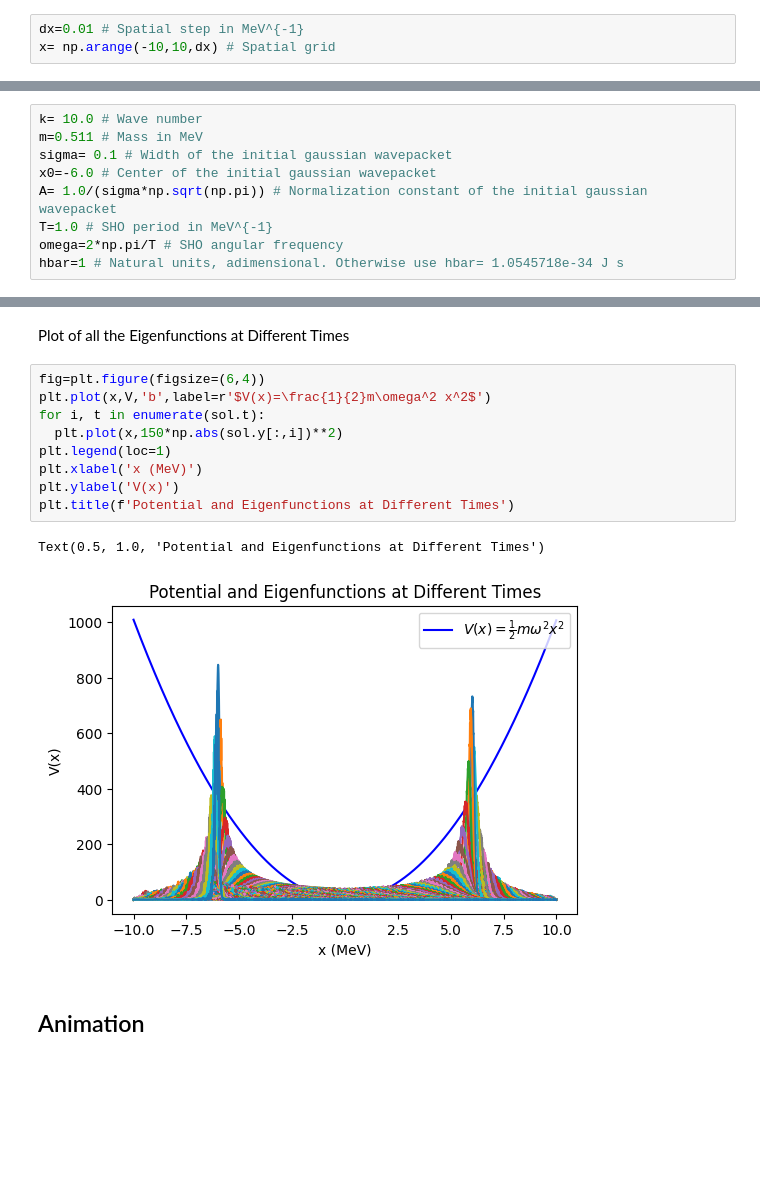
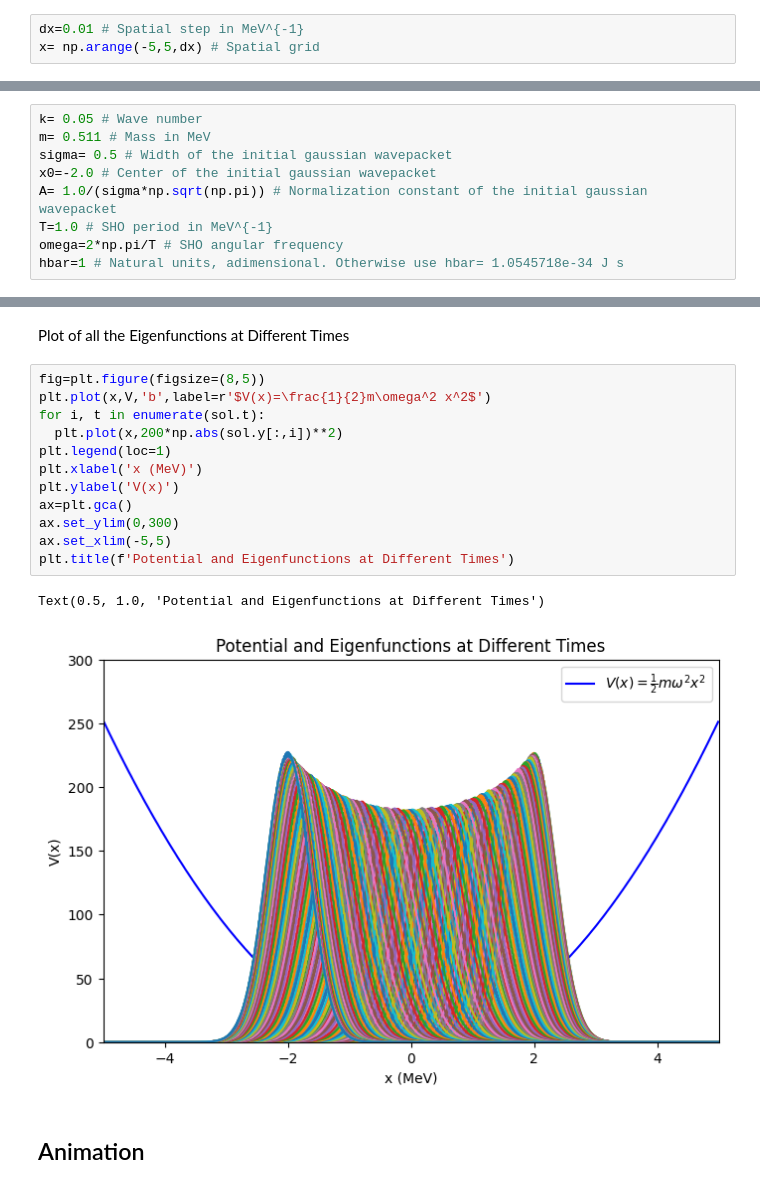
Before and after one commit to Vaquera-Araujo/LabAv2023, a Jupyter notebook: Symbolic and Numerical Projects/Schrödinger Equation in One Dimension/numerical_time_dependent_quantum_harmonic_oscillator.ipynb, the cells around one changed output, grey strips where cells are left out. Saved outputs shown, nothing was run; the diff lists cells and outputs as text; blank space fills up the shorter version.

```diff
--- a/Symbolic and Numerical Projects/Schrödinger Equation in One Dimension/numerical_time_dependent_quantum_harmonic_oscillator.ipynb
+++ b/Symbolic and Numerical Projects/Schrödinger Equation in One Dimension/numerical_time_dependent_quantum_harmonic_oscillator.ipynb
@@ -10,14 +10,14 @@ import matplotlib.pyplot as plt
 Space Grid
 # %%
 dx=0.01 # Spatial step in MeV^{-1}
-x= np.arange(-10,10,dx) # Spatial grid
+x= np.arange(-5,5,dx) # Spatial grid
 # %% [markdown]
 Parameters
 # %%
-k= 10.0 # Wave number
-m=0.511 # Mass in MeV
-sigma= 0.1 # Width of the initial gaussian wavepacket
-x0=-6.0 # Center of the initial gaussian wavepacket
+k= 0.05 # Wave number
+m= 0.511 # Mass in MeV
+sigma= 0.5 # Width of the initial gaussian wavepacket
+x0=-2.0 # Center of the initial gaussian wavepacket
 A= 1.0/(sigma*np.sqrt(np.pi)) # Normalization constant of the initial gaussian wavepacket
 T=1.0 # SHO period in MeV^{-1}
 omega=2*np.pi/T # SHO angular frequency
@@ -90,17 +93,20 @@ sol=integrate.solve_ivp(psi_t,t_span=[t0,tmax+dt],y0=psi0,t_eval=time,method="RK
 # %% [markdown]
 Plot of all the Eigenfunctions at Different Times
 # %%
-fig=plt.figure(figsize=(6,4))
+fig=plt.figure(figsize=(8,5))
 plt.plot(x,V,'b',label=r'$V(x)=\frac{1}{2}m\omega^2 x^2$')
 for i, t in enumerate(sol.t):
-  plt.plot(x,150*np.abs(sol.y[:,i])**2)
+  plt.plot(x,200*np.abs(sol.y[:,i])**2)
 plt.legend(loc=1)
 plt.xlabel('x (MeV)')
 plt.ylabel('V(x)')
+ax=plt.gca()
+ax.set_ylim(0,300)
+ax.set_xlim(-5,5)
 plt.title(f'Potential and Eigenfunctions at Different Times')
 # %% [output]
 Text(0.5, 1.0, 'Potential and Eigenfunctions at Different Times')
-[figure, old version]
+[figure, new version]
 # %% [markdown]
 ## Animation
 # %%
```
Also changed, not shown: parts of 3 cells of this notebook.
